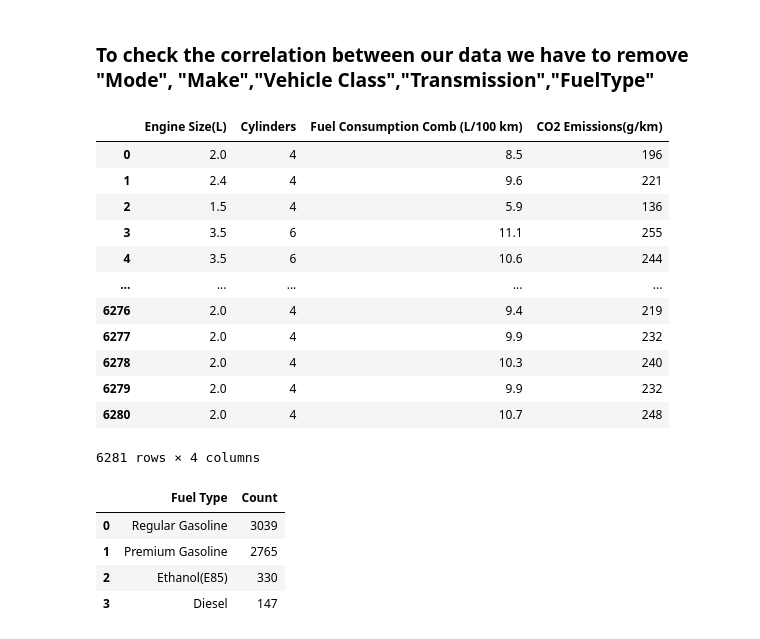
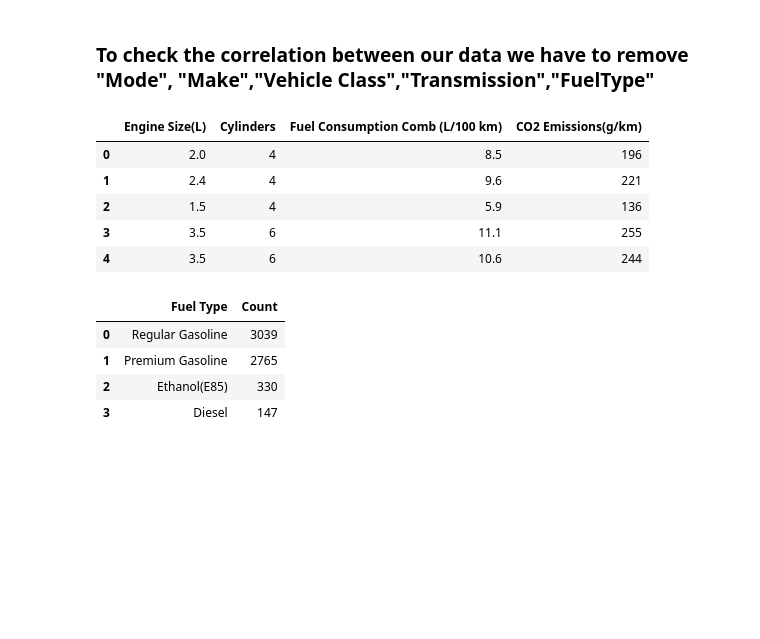
Before and after one commit to rajveersinghcse/CO2-Emission-Prediction, a Jupyter notebook: co2_emission_by_vehicle_project.ipynb, the cells around one changed output. Saved outputs shown, nothing was run; the diff lists cells and outputs as text; code cells hidden in the pictures; blank space fills up the shorter version.

```diff
--- a/co2_emission_by_vehicle_project.ipynb
+++ b/co2_emission_by_vehicle_project.ipynb
@@ -49,6 +49,8 @@ df.head(10)
 | 7 | ACURA | TL AWD | MID-SIZE | 3.7 | 6 | AS6 | Z | ... |
 | 8 | ACURA | TL AWD | MID-SIZE | 3.7 | 6 | M6 | Z | ... |
 | 9 | ACURA | TSX | COMPACT | 2.4 | 4 | AS5 | Z | ... |
+# %%
+pd.set_option('display.min_rows', None)
 # %%
 #check last 10 records
 df.tail()
@@ -597,21 +585,14 @@ df.tail()
 df.drop(['Make','Model','Vehicle Class','Fuel Consumption City (L/100 km)','Fuel Consumption Hwy (L/100 km)','Transmission','Fuel Consumption Comb (mpg)'],inplace=True,axis=1)
 # %%
 df_correlation = df[['Engine Size(L)','Cylinders','Fuel Consumption Comb (L/100 km)','CO2 Emissions(g/km)']]
-df_correlation
+df_correlation.head()
 # %% [output]
 |  | Engine Size(L) | Cylinders | Fuel Consumption Comb (L/100 km) | CO2 Emissions(g/km) |
 | 0 | 2.0 | 4 | 8.5 | 196 |
 | 1 | 2.4 | 4 | 9.6 | 221 |
 | 2 | 1.5 | 4 | 5.9 | 136 |
 | 3 | 3.5 | 6 | 11.1 | 255 |
 | 4 | 3.5 | 6 | 10.6 | 244 |
-| ... | ... | ... | ... | ... |
-| 6276 | 2.0 | 4 | 9.4 | 219 |
-| 6277 | 2.0 | 4 | 9.9 | 232 |
-| 6278 | 2.0 | 4 | 10.3 | 240 |
-| 6279 | 2.0 | 4 | 9.9 | 232 |
-| 6280 | 2.0 | 4 | 10.7 | 248 |
-6281 rows × 4 columns
 # %%
 df_check = df['Fuel Type'].value_counts().reset_index().rename(columns={'count':'Count'})
 df_check
```
Also changed, not shown: parts of 12 cells of this notebook.
